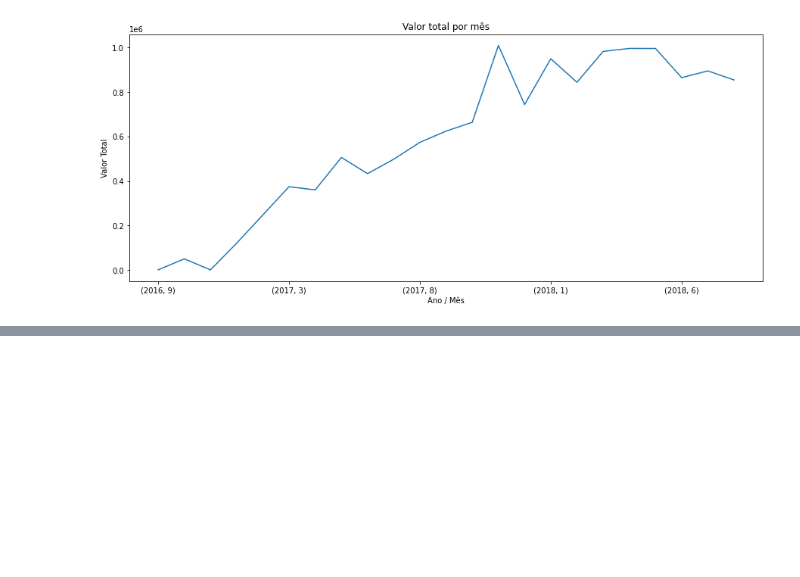
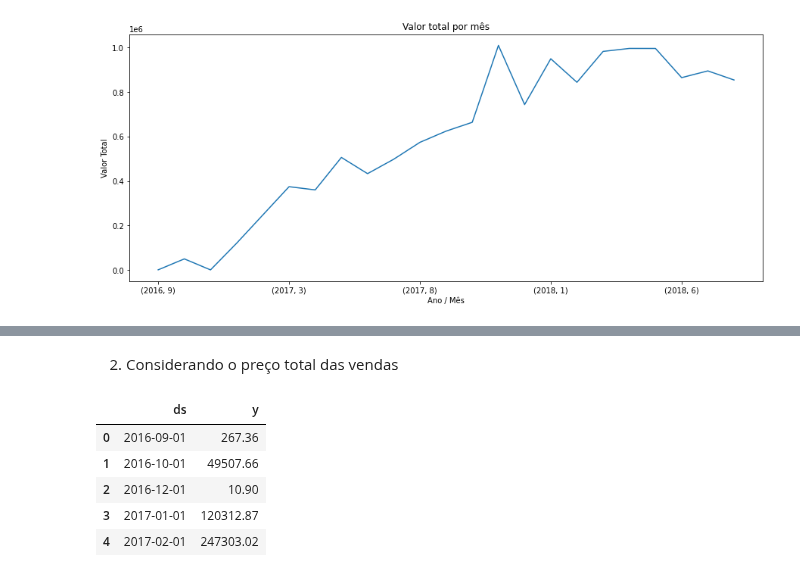
Before and after one commit to smalvar/olist-e-commerce, a Jupyter notebook: time_series_analysis.ipynb, the cells around one changed output, grey strips where cells are left out. Cells and saved outputs as stored; diff of their text form; code cells hidden in the pictures; blank space fills up the shorter version.

```diff
--- a/time_series_analysis.ipynb
+++ b/time_series_analysis.ipynb
@@ -181,0 +210,17 @@ plt.show()
+# %% [markdown]
+2) Considerando o preço total das vendas
+# %%
+# Criando o dataframe do valor total das vendas
+ts_preco = df.groupby('order_purchase_timestamp').sum()['price'].reset_index()
+ts_preco.rename(columns= {
+    'order_purchase_timestamp': 'ds',
+    'price': 'y'
+    }, inplace=True)
+ts_preco.head()
+# %% [output]
+|  | ds | y |
+| 0 | 2016-09-01 | 267.36 |
+| 1 | 2016-10-01 | 49507.66 |
+| 2 | 2016-12-01 | 10.90 |
+| 3 | 2017-01-01 | 120312.87 |
+| 4 | 2017-02-01 | 247303.02 |
```
Also changed, not shown: parts of 6 cells of this notebook.
